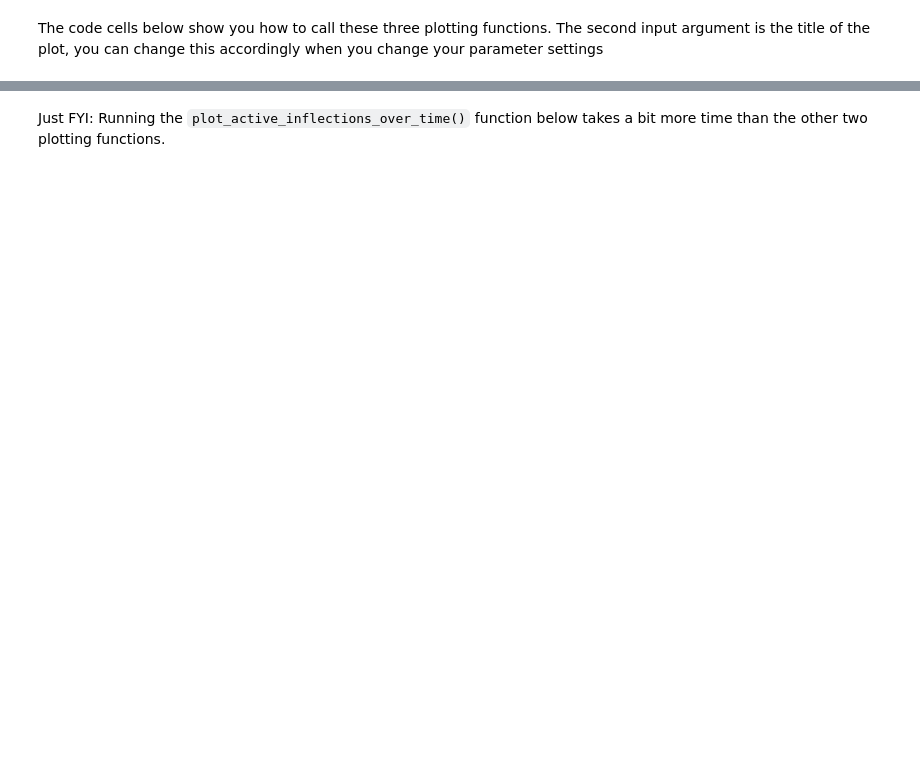
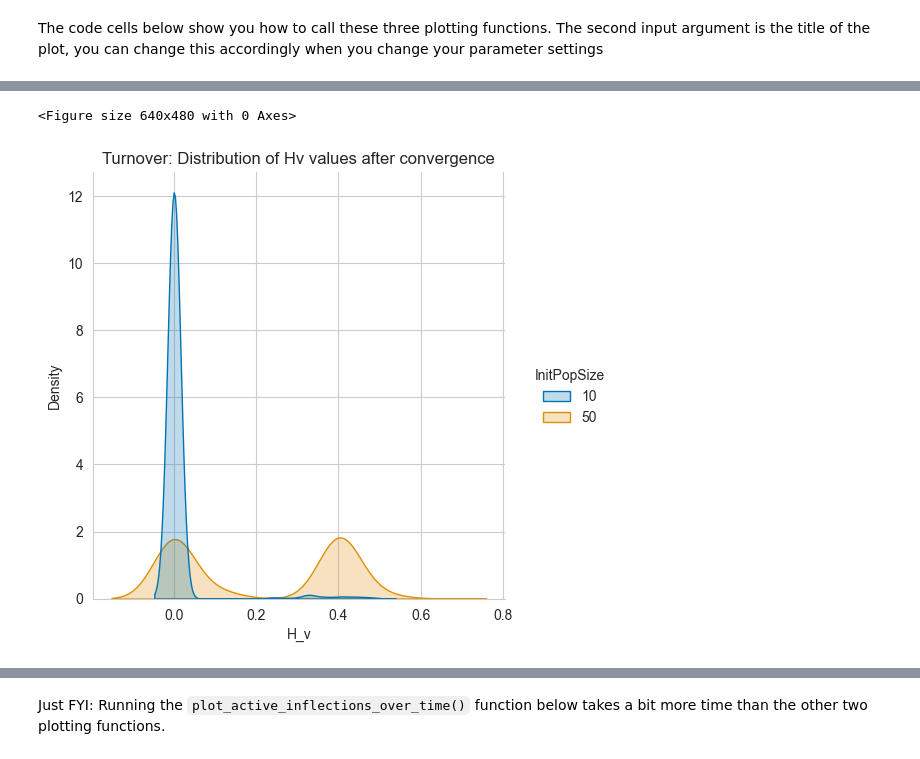
Before and after one commit to marieke-woensdregt/ABCM_Course_24-25, a Jupyter notebook: ABCM_Lab_03_24-25.ipynb, the cells around one changed output, grey strips where cells are left out. Saved outputs shown, nothing was run; the diff lists cells and outputs as text; code cells hidden in the pictures; blank space fills up the shorter version.

```diff
--- a/ABCM_Lab_03_24-25.ipynb
+++ b/ABCM_Lab_03_24-25.ipynb
@@ -526,0 +757,2 @@ plot_vocab_entropy(regularity_dataframes_combined, "Turnover: Distribution end-s
+# %%
+regularity_dataframe_after_convergence = regularity_dataframe[regularity_dataframe["Timestep"]>=1500]
@@ -527,3 +775,10 @@ plot_vocab_entropy(regularity_dataframes_combined, "Turnover: Distribution end-s
+# %%
+%matplotlib inline
+
+plot_vocab_entropy(regularity_dataframe_after_convergence, "Turnover: Distribution of Hv values after convergence")
+# %% [output]
+<Figure size 640x480 with 0 Axes>
+[figure, added]
 # %%
 %matplotlib inline
 
```
Also changed, not shown: parts of 41 cells of this notebook.
